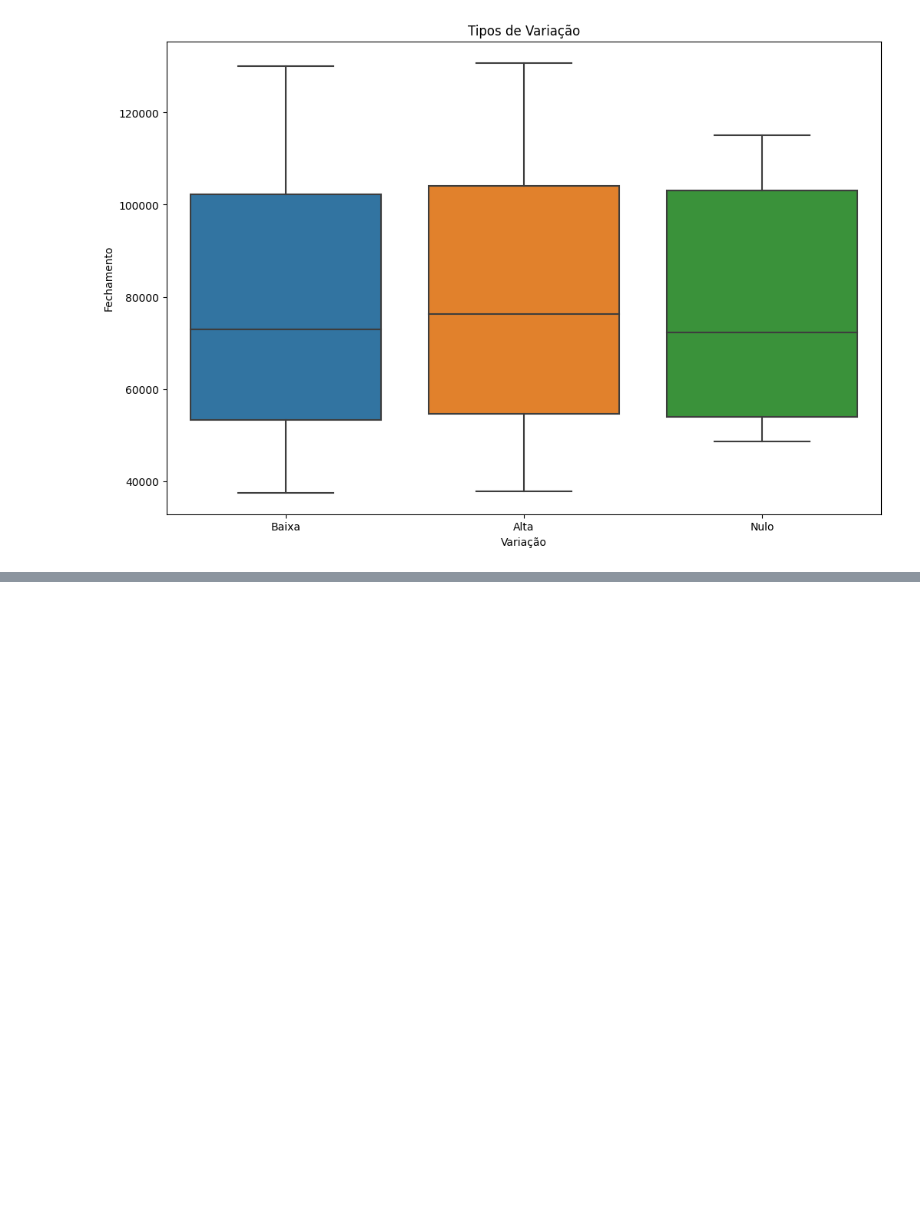
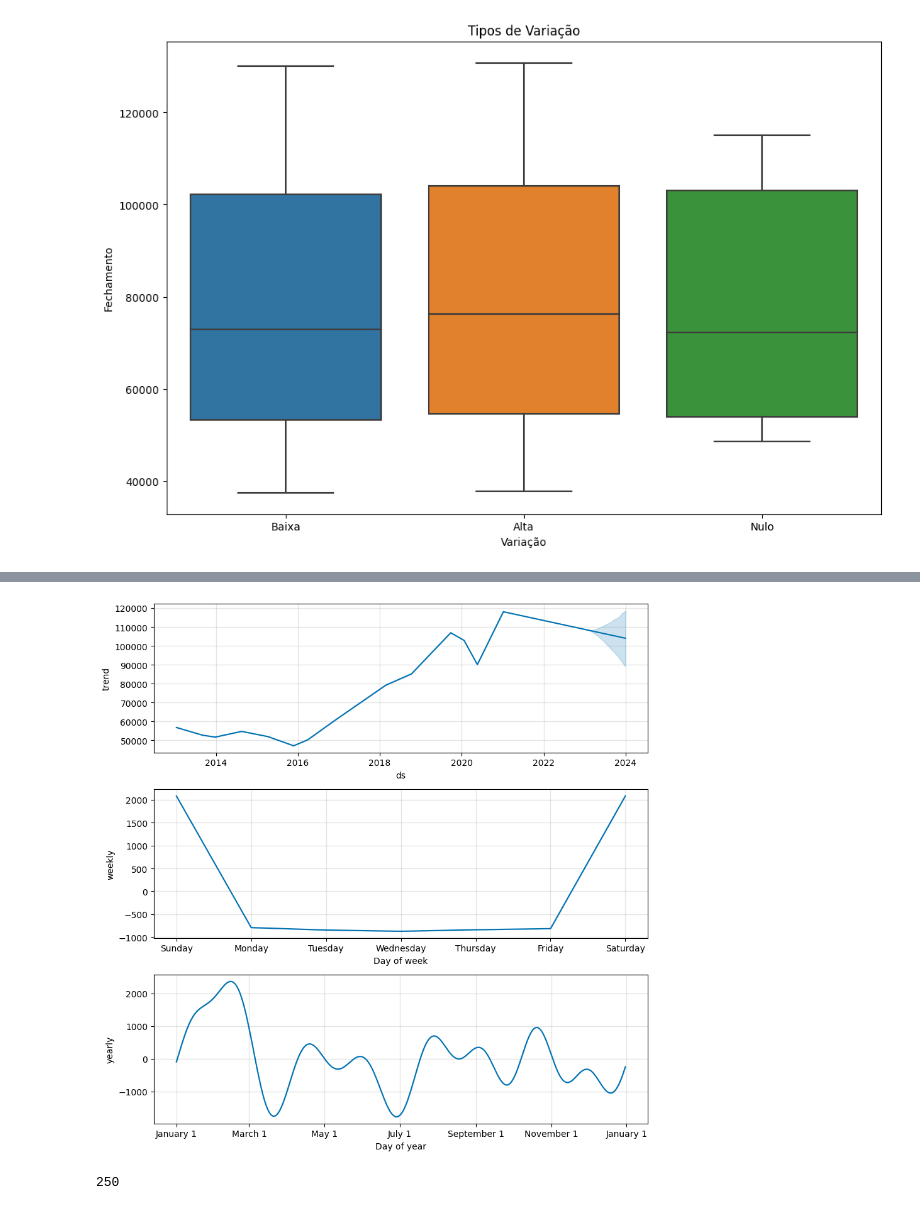
Before and after one commit to marcelomj23/proprio, a Jupyter notebook: Tech_Challenge_2.ipynb, the cells around one changed output, grey strips where cells are left out. Saved outputs shown, nothing was run; the diff lists cells and outputs as text; code cells hidden in the pictures; blank space fills up the shorter version.

```diff
--- a/Tech_Challenge_2.ipynb
+++ b/Tech_Challenge_2.ipynb
@@ -227,0 +251,5 @@ df_ph.head()
+# %%
+# verificando os componentes
+figure2 = m.plot_components(forecast)
+# %% [output]
+[figure, added]
@@ -227,0 +262,5 @@ df_ph.head()
+# %%
+dias_a_prever = len(test.ds.unique())
+dias_a_prever
+# %% [output]
+250
```
Also changed, not shown: parts of 18 cells of this notebook.
